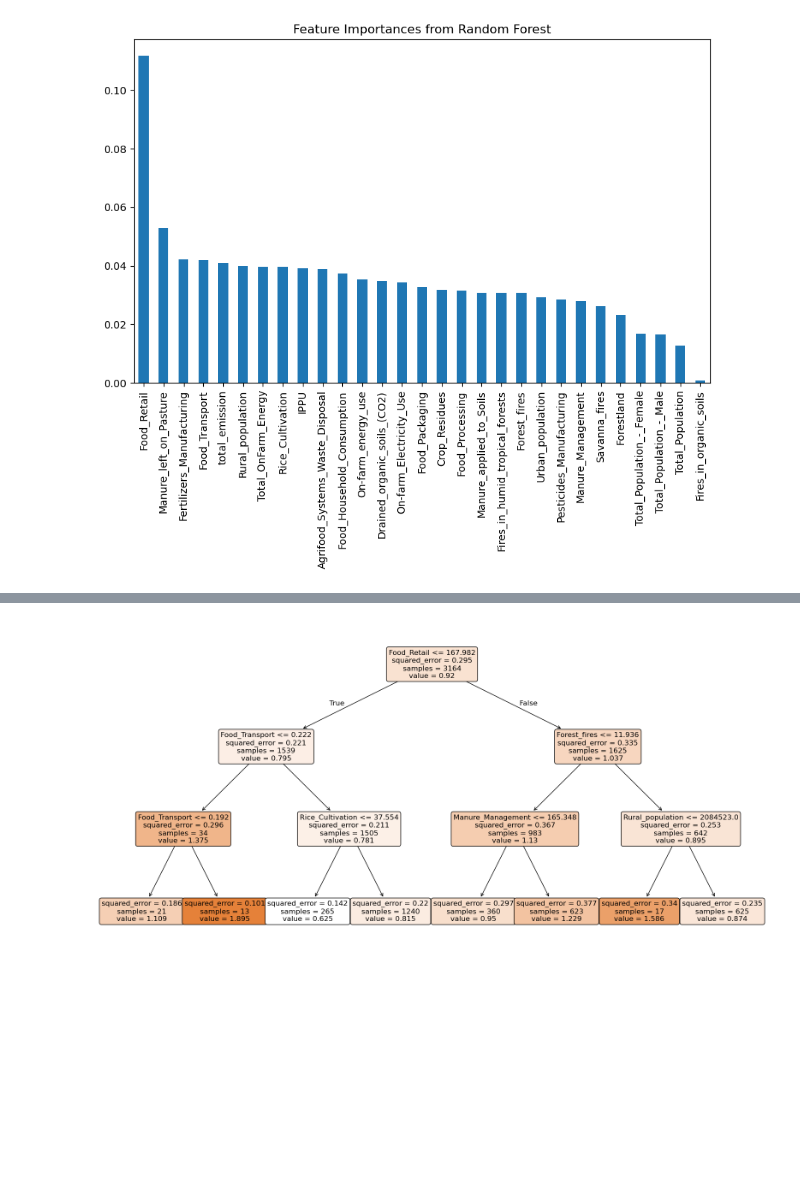
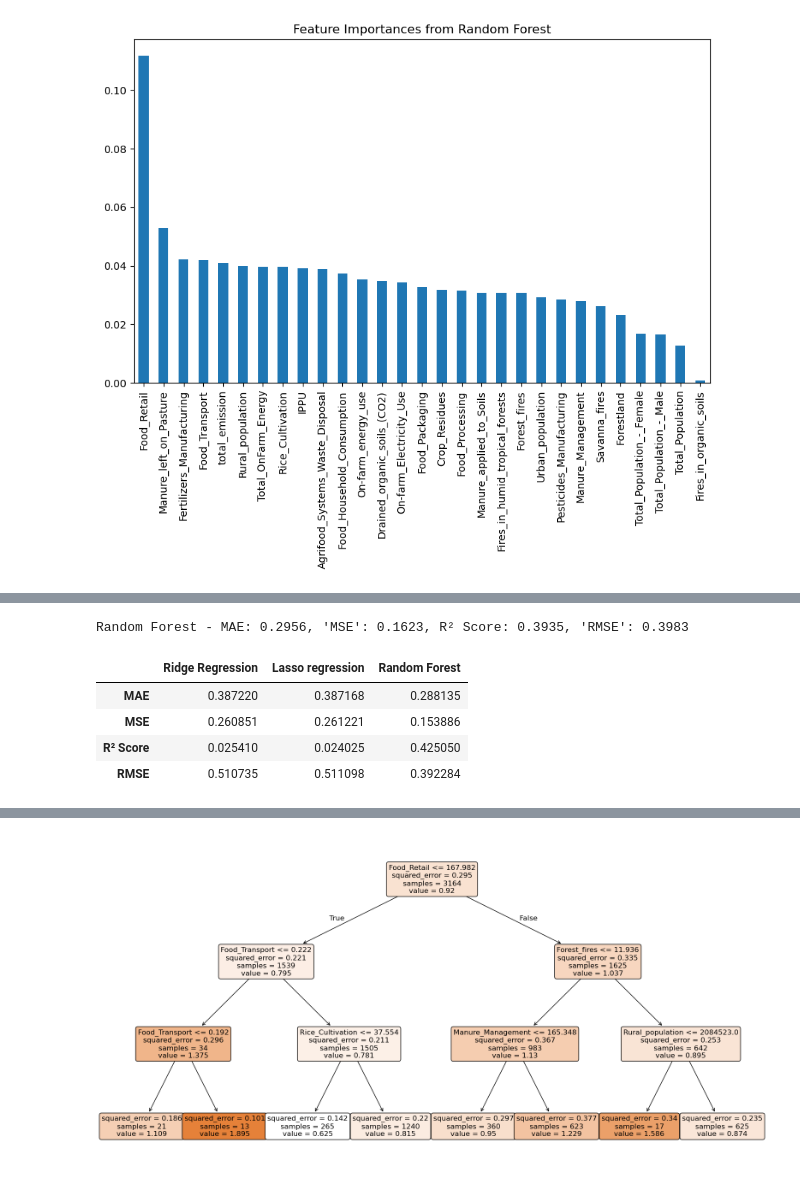
Before and after one commit to XylonD/2401PTDS_Regression_Project_Xylon, a Jupyter notebook: Data preprocessing and model training.ipynb, the cells around one changed output, grey strips where cells are left out. Drawn from its saved outputs; the diff is of its cells as text; code cells hidden in the pictures; blank space fills up the shorter version.

```diff
--- a/Data preprocessing and model training.ipynb
+++ b/Data preprocessing and model training.ipynb
@@ -269,0 +277,32 @@ plt.show()
+# %%
+#create top 5 features variable
+top_5_feature_names = feature_importances.head(5).index
+
+X_top_5 = X[top_5_feature_names]
+
+#create train, test split
+X_train_top_feat, X_test_top_feat, y_train_top_feat, y_test_top_feat = train_test_split(X_top_5, y, test_size = 0.20, random_state = 42)
+
+#train new random forest model on these features
+rf_model_top_features = models['Random Forest'].fit(X_train_top_feat, y_train_top_feat )
+
+#predict avg temp for top features
+y_pred_top_feat = rf_model_top_features.predict(X_test_top_feat)
+
+mae_top_feat = mean_absolute_error(y_test_top_feat, y_pred_top_feat)
+mse__top_feat = mean_squared_error(y_test_top_feat, y_pred_top_feat)
+r2_top_feat = r2_score(y_test_top_feat, y_pred_top_feat)
+rmse__top_feat = np.sqrt(mse_sub)
+##results_subset_features[model_name] = {'MAE': mae_top_feat, 'MSE': mse__top_feat,'R² Score': r2_top_feat, 'RMSE': rmse__top_feat}
+results = print(f"{model_name} - MAE: {mae_top_feat:.4f}, 'MSE': {mse__top_feat:.4f}, R² Score: {r2_top_feat:.4f}, 'RMSE': {rmse_sub:.4f}")
+# %% [output]
+Random Forest - MAE: 0.2956, 'MSE': 0.1623, R² Score: 0.3935, 'RMSE': 0.3983
+# %%
+rf_top_features_results = pd.DataFrame(results)
+rf_top_features_results
+# %% [output]
+|  | Ridge Regression | Lasso regression | Random Forest |
+| MAE | 0.387220 | 0.387168 | 0.288135 |
+| MSE | 0.260851 | 0.261221 | 0.153886 |
+| R² Score | 0.025410 | 0.024025 | 0.425050 |
+| RMSE | 0.510735 | 0.511098 | 0.392284 |
```
Also changed, not shown: parts of 9 cells of this notebook.
